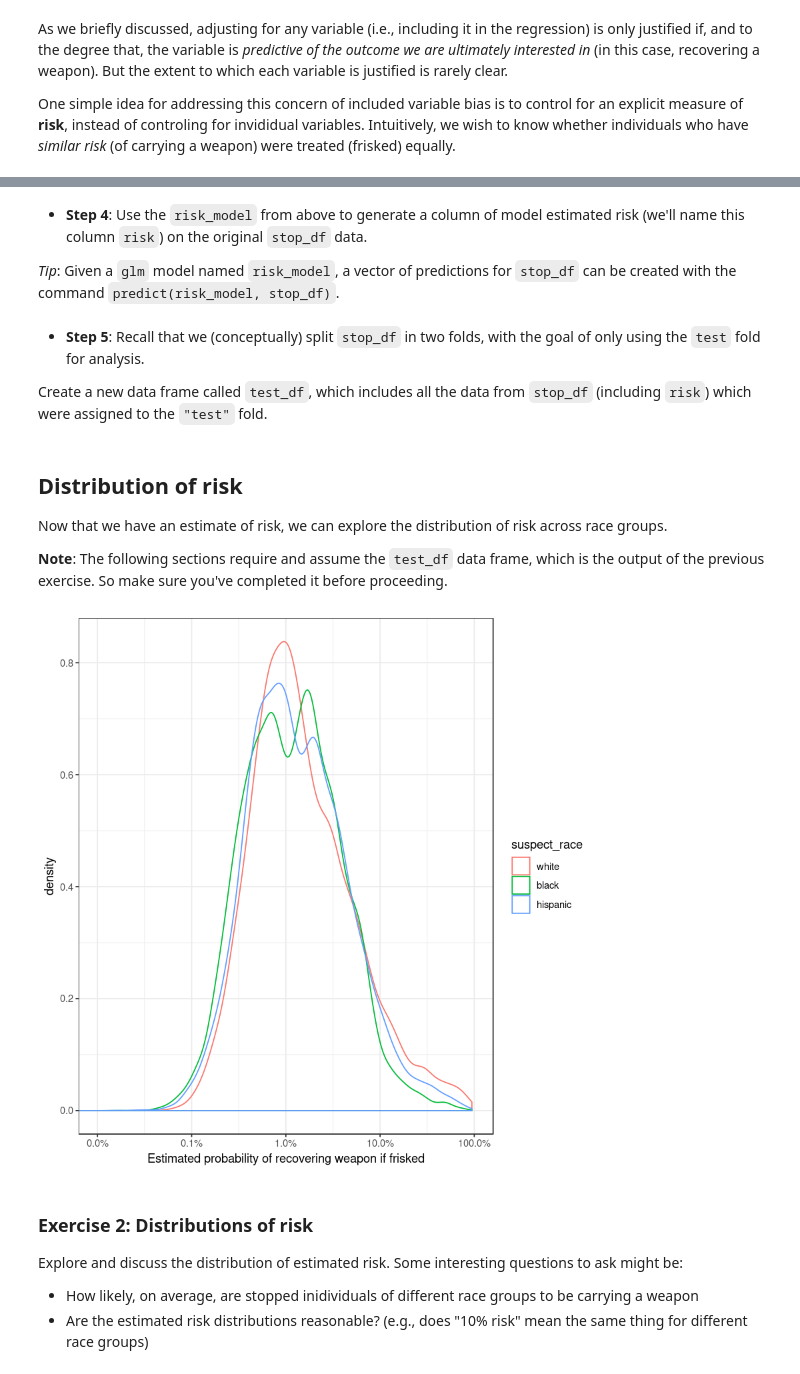
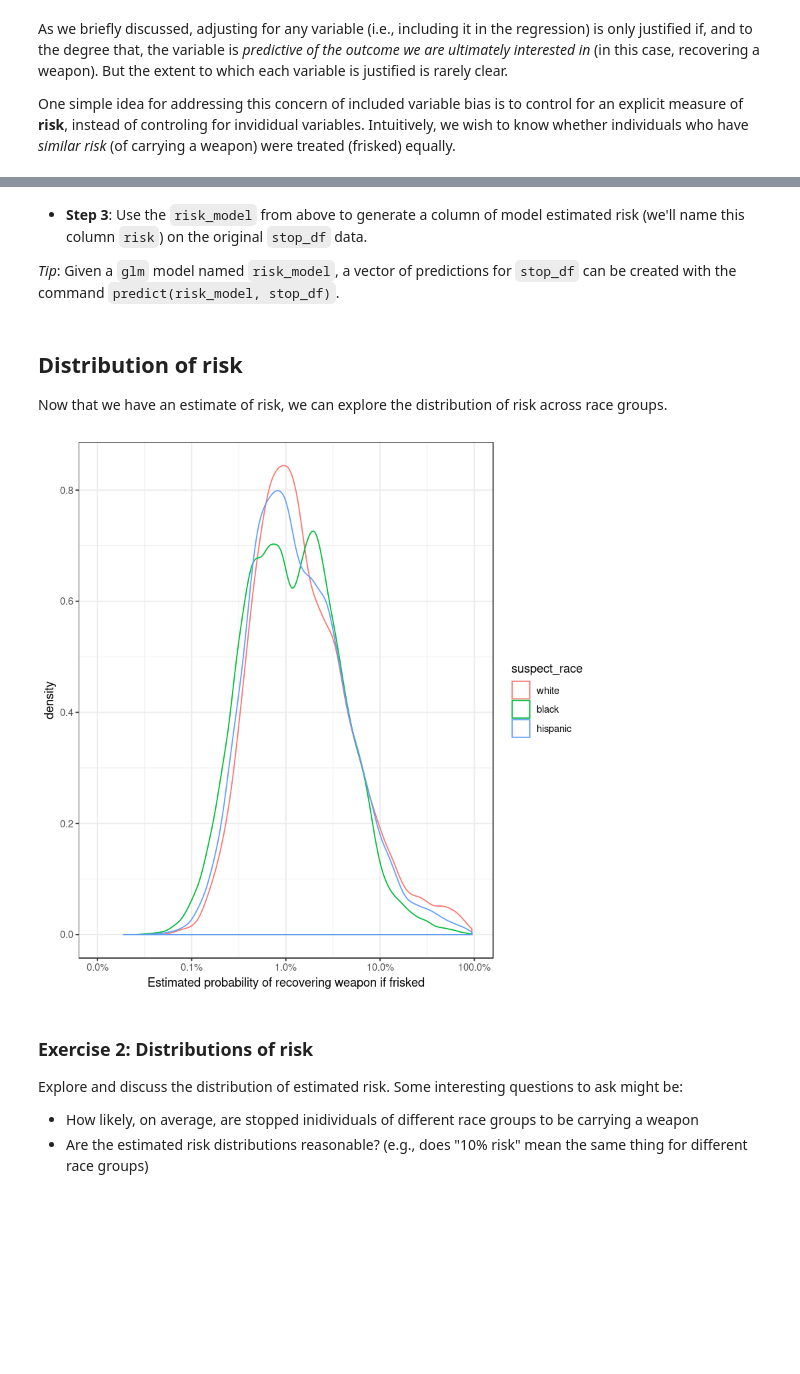
Before and after one commit to stanford-policylab/law-order-algo, a Jupyter notebook: notebooks/week-5-included_var_bias_2-answers.ipynb, the cells around one changed output, grey strips where cells are left out. Saved outputs shown, nothing was run; the diff lists cells and outputs as text; code cells hidden in the pictures; blank space fills up the shorter version.

```diff
--- a/notebooks/week-5-included_var_bias_2-answers.ipynb
+++ b/notebooks/week-5-included_var_bias_2-answers.ipynb
@@ -113,7 +107,0 @@ While there are many ways to achieve this, one simple and managable way is to cr
-# %%
-# Add a fold column to stop_df, which is randomly assigned either "train" or "test"
-# WRITE CODE HERE
-# START solution
-stop_df <- stop_df %>%
-    mutate(fold = sample(rep_len(c("train", "test"), n())))
-# END solution
@@ -123,7 +109,7 @@ stop_df <- stop_df %>%
 # Subset the stop_df data to train cases where the individual was frisked
 # WRITE CODE HERE
 # START solution
-frisked_train_df <- stop_df %>%
-    filter(fold == "train", frisked)
+frisked_df <- stop_df %>%
+    filter(frisked)
 # END solution
 # %% [markdown]
@@ -135,10 +121,10 @@ Note that we use logistic regression here for simplicity, but in reality, more c
 # WRITE CODE HERE
 # START solution
 risk_formula <- reformulate(feats, response = "found_weapon")
-risk_model <- glm(risk_formula, data = frisked_train_df, family = binomial)
+risk_model <- glm(risk_formula, data = frisked_df, family = binomial)
 # END solution
 # %% [markdown]
-* **Step 4**: Use the `risk_model` from above to generate a column of model estimated risk (we'll name this column `risk`) on the original `stop_df` data.
+* **Step 3**: Use the `risk_model` from above to generate a column of model estimated risk (we'll name this column `risk`) on the original `stop_df` data.
 
 _Tip_: Given a `glm` model named `risk_model`, a vector of predictions for `stop_df` can be created with the command `predict(risk_model, stop_df)`.
 # %%
@@ -148,7 +134,3 @@ _Tip_: Given a `glm` model named `risk_model`, a vector of predictions for `stop
 stop_df <- stop_df %>%
     mutate(risk = predict(risk_model, .))
 # END solution
-# %% [markdown]
-* **Step 5**: Recall that we (conceptually) split `stop_df` in two folds, with the goal of only using the `test` fold for analysis.
-
-Create a new data frame called `test_df`, which includes all the data from `stop_df` (including `risk`) which were assigned to the `"test"` fold.
@@ -163,16 +138,14 @@ test_df <-
 ## Distribution of risk
 
 Now that we have an estimate of risk, we can explore the distribution of risk across race groups.
-
-**Note**: The following sections require and assume the `test_df` data frame, which is the output of the previous exercise. So make sure you've completed it before proceeding.
 # %%
-ggplot(test_df, aes(x = binomial()$linkinv(risk))) +
+ggplot(stop_df, aes(x = binomial()$linkinv(risk))) +
 geom_density(aes(color = suspect_race)) +
 scale_x_log10("Estimated probability of recovering weapon if frisked",
               labels = scales::percent_format(.1)) +
 coord_cartesian(xlim = c(0.0001, 1))
 # %% [output]
-[figure, old version]
+[figure, new version]
 # %% [markdown]
 ### Exercise 2: Distributions of risk
 
```
Also changed, not shown: parts of 6 cells of this notebook.
